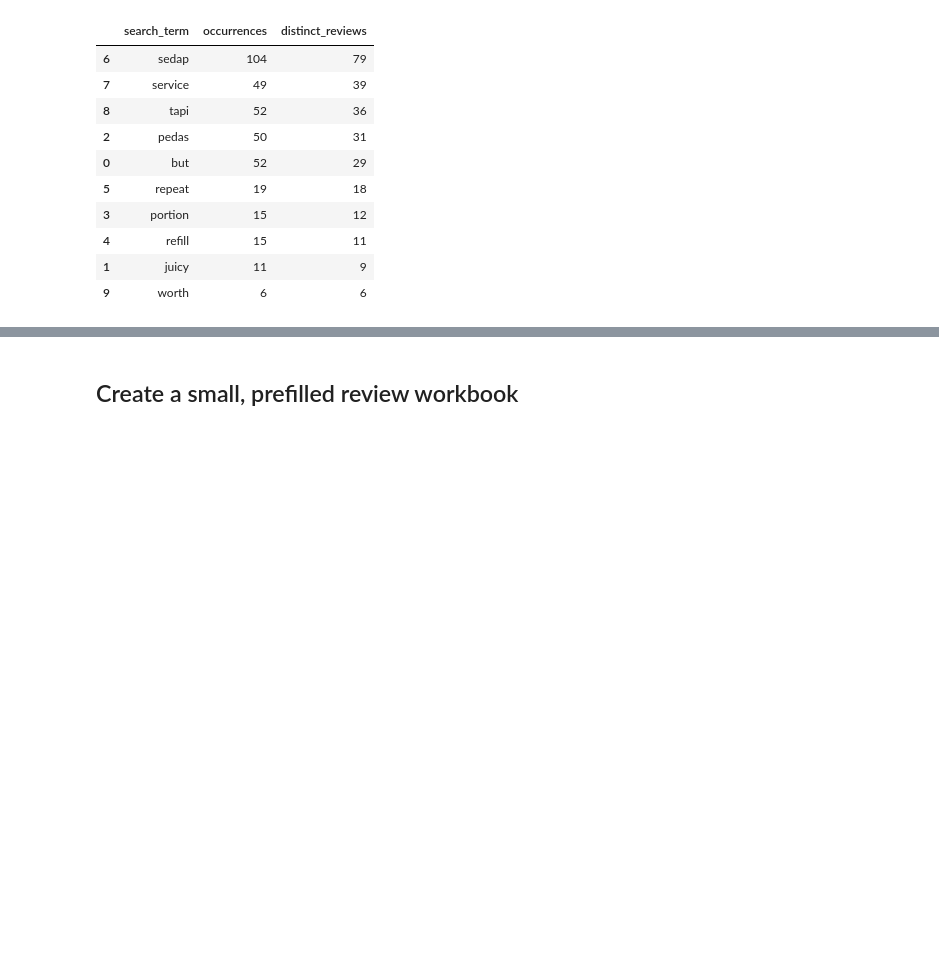
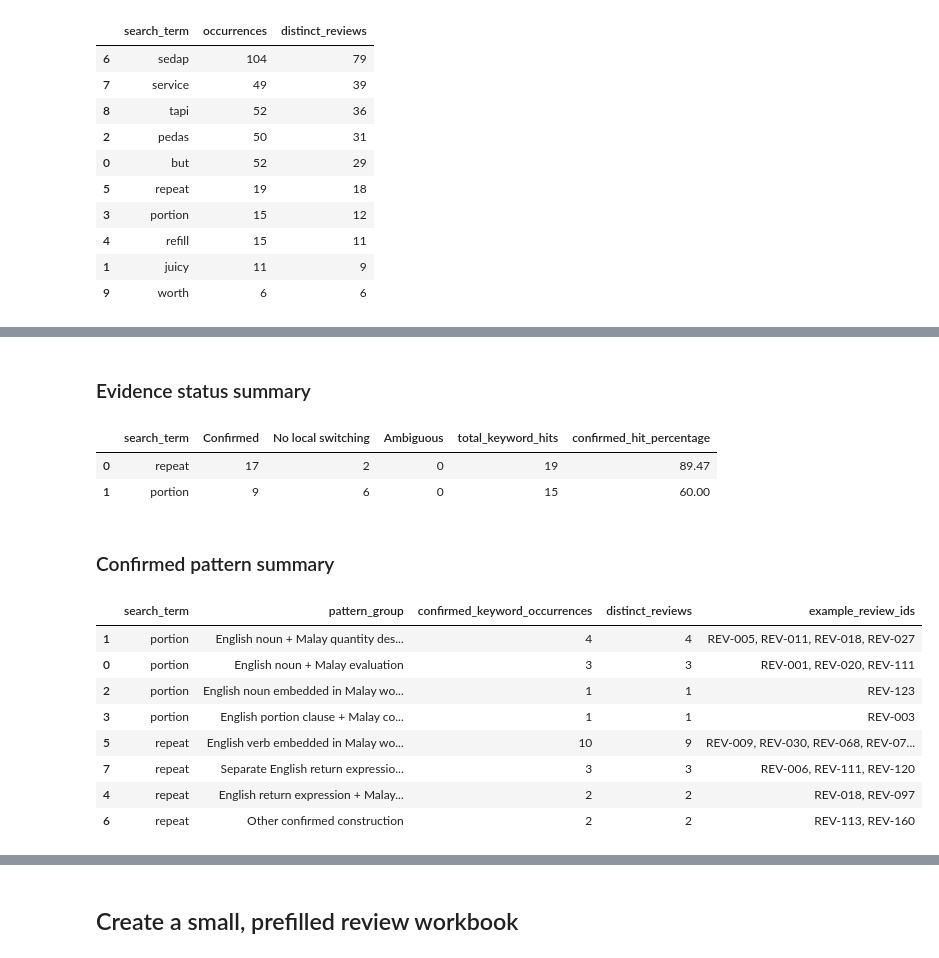
Before and after one commit to GSheng05/CPC-353-Assignment_1, a Jupyter notebook: Notebooks/Concordance_Analysis.ipynb, the cells around one changed output, grey strips where cells are left out. Saved outputs shown, nothing was run; the diff lists cells and outputs as text; code cells hidden in the pictures; blank space fills up the shorter version.

```diff
--- a/Notebooks/Concordance_Analysis.ipynb
+++ b/Notebooks/Concordance_Analysis.ipynb
@@ -393,0 +744,77 @@ search_register.to_csv(
+# %% [markdown]
+### Evidence status summary
+# %%
+status_order = [
+    "Confirmed",
+    "No local switching",
+    "Ambiguous",
+]
+
+focused_status_summary = pd.crosstab(
+    focused_analysis["search_term"],
+    focused_analysis["evidence_status"],
+).reindex(
+    index=FOCUSED_TERMS,
+    columns=status_order,
+    fill_value=0,
+)
+
+focused_status_summary["total_keyword_hits"] = (
+    focused_status_summary[status_order].sum(axis=1)
+)
+
+focused_status_summary["confirmed_hit_percentage"] = (
+    focused_status_summary["Confirmed"]
+    / focused_status_summary["total_keyword_hits"].replace(0, float("nan"))
+    * 100
+).round(2)
+
+focused_status_summary = (
+    focused_status_summary
+    .reset_index()
+    .rename_axis(None, axis=1)
+)
+
+display(focused_status_summary)
+# %% [output]
+|  | search_term | Confirmed | No local switching | Ambiguous | total_keyword_hits | confirmed_hit_percentage |
+| 0 | repeat | 17 | 2 | 0 | 19 | 89.47 |
+| 1 | portion | 9 | 6 | 0 | 15 | 60.00 |
+# %% [markdown]
+### Confirmed pattern summary
+# %%
+focused_confirmed = focused_analysis.loc[
+    focused_analysis["evidence_status"].eq("Confirmed")
+].copy()
+
+focused_pattern_summary = (
+    focused_confirmed.groupby(
+        ["search_term", "pattern_group"],
+        dropna=False,
+    )
+    .agg(
+        confirmed_keyword_occurrences=("hit_id", "nunique"),
+        distinct_reviews=("review_id", "nunique"),
+        example_review_ids=(
+            "review_id",
+            lambda values: ", ".join(sorted(set(values))),
+        ),
+    )
+    .reset_index()
+    .sort_values(
+        ["search_term", "distinct_reviews"],
+        ascending=[True, False],
+    )
+)
+
+display(focused_pattern_summary)
+# %% [output]
+|  | search_term | pattern_group | confirmed_keyword_occurrences | distinct_reviews | example_review_ids |
+| 1 | portion | English noun + Malay quantity des... | 4 | 4 | REV-005, REV-011, REV-018, REV-027 |
+| 0 | portion | English noun + Malay evaluation | 3 | 3 | REV-001, REV-020, REV-111 |
+| 2 | portion | English noun embedded in Malay wo... | 1 | 1 | REV-123 |
+| 3 | portion | English portion clause + Malay co... | 1 | 1 | REV-003 |
+| 5 | repeat | English verb embedded in Malay wo... | 10 | 9 | REV-009, REV-030, REV-068, REV-07... |
+| 7 | repeat | Separate English return expressio... | 3 | 3 | REV-006, REV-111, REV-120 |
+| 4 | repeat | English return expression + Malay... | 2 | 2 | REV-018, REV-097 |
+| 6 | repeat | Other confirmed construction | 2 | 2 | REV-113, REV-160 |
```
Also changed, not shown: parts of 14 cells of this notebook, 7 other files.
